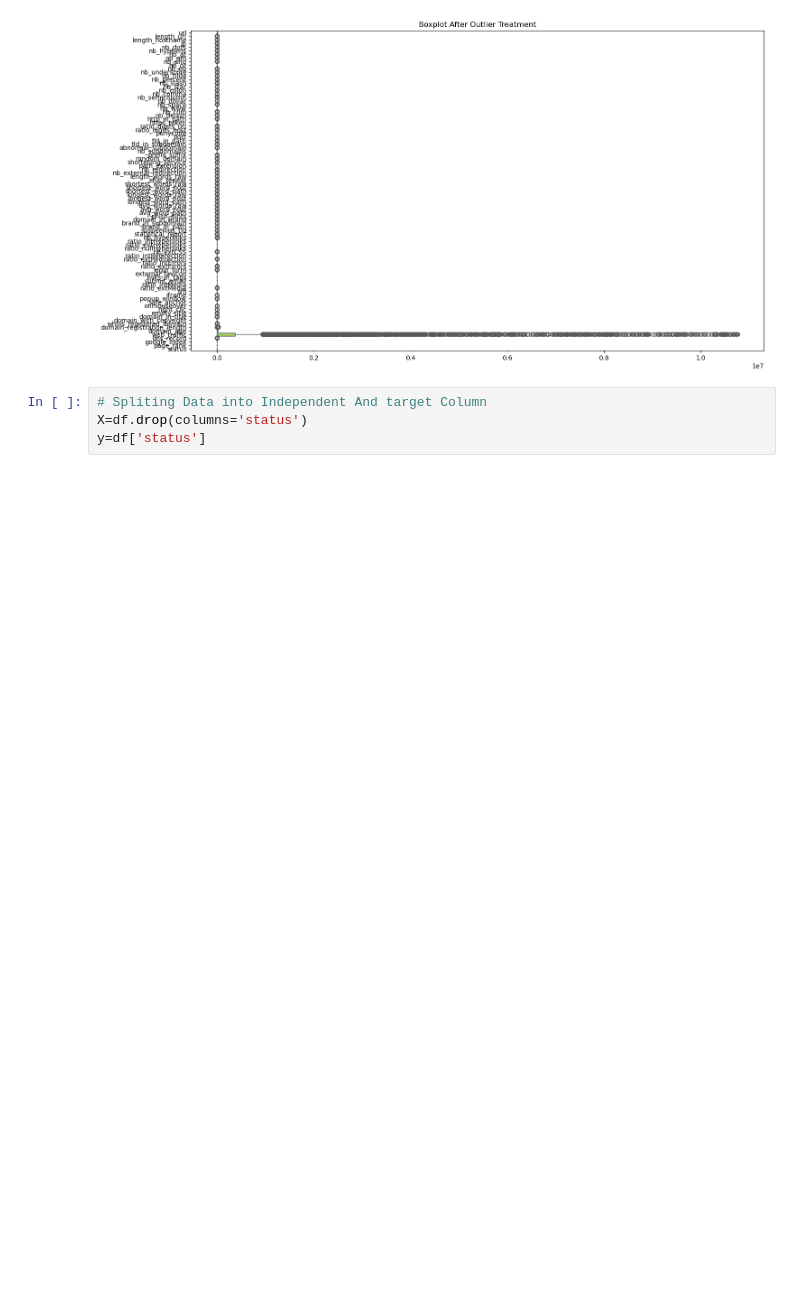
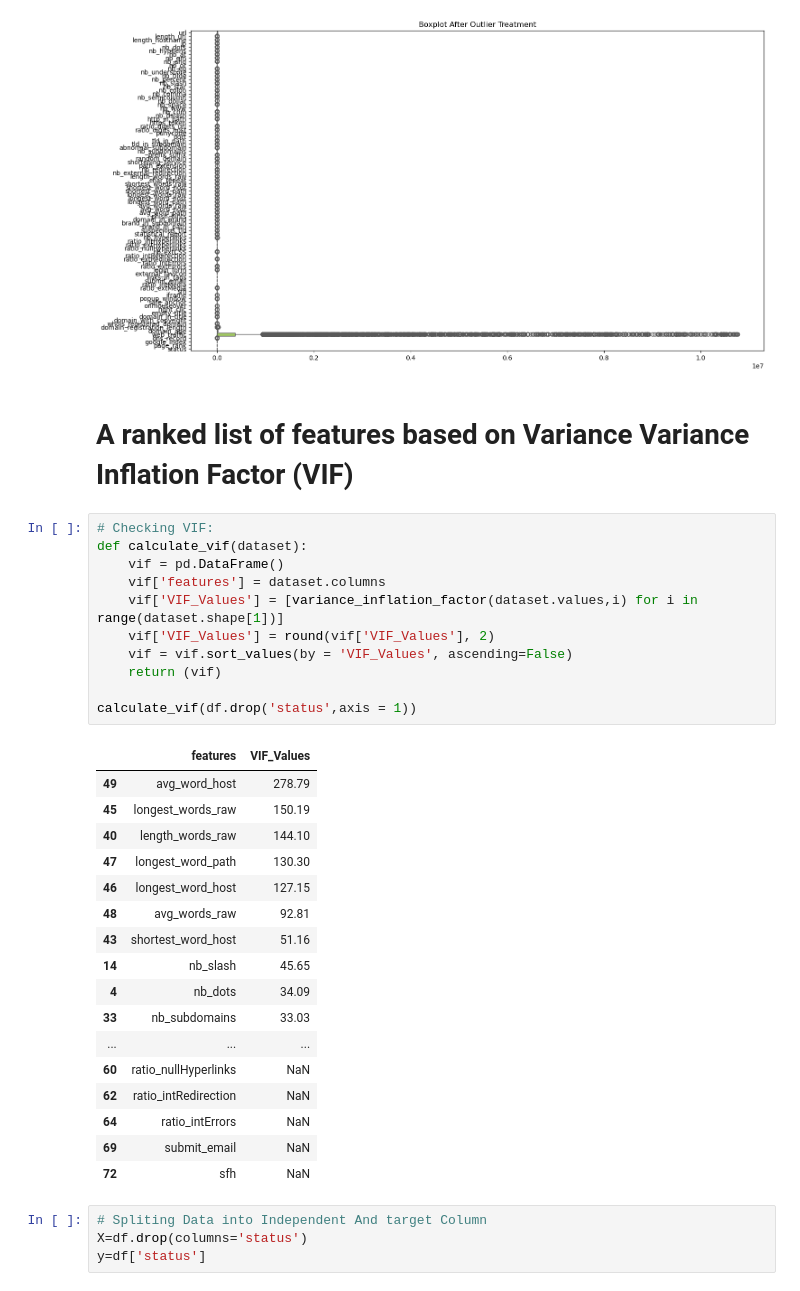
Before and after one commit to mukeshmagar543/CODEB_Internship, a Jupyter notebook: model1.ipynb, the cells around one changed output. Cells and saved outputs as stored; diff of their text form; blank space fills up the shorter version.

```diff
--- a/model1.ipynb
+++ b/model1.ipynb
@@ -299,6 +303,37 @@ plt.tight_layout()
 plt.show()
 # %% [output]
 [figure]
+# %% [markdown]
+# **A ranked list of features based on Variance Variance Inflation Factor (VIF)**
+# %%
+# Checking VIF:
+def calculate_vif(dataset):
+    vif = pd.DataFrame()
+    vif['features'] = dataset.columns
+    vif['VIF_Values'] = [variance_inflation_factor(dataset.values,i) for i in range(dataset.shape[1])]
+    vif['VIF_Values'] = round(vif['VIF_Values'], 2)
+    vif = vif.sort_values(by = 'VIF_Values', ascending=False)
+    return (vif)
+
+calculate_vif(df.drop('status',axis = 1))
+# %% [output]
+|  | features | VIF_Values |
+| 49 | avg_word_host | 278.79 |
+| 45 | longest_words_raw | 150.19 |
+| 40 | length_words_raw | 144.10 |
+| 47 | longest_word_path | 130.30 |
+| 46 | longest_word_host | 127.15 |
+| 48 | avg_words_raw | 92.81 |
+| 43 | shortest_word_host | 51.16 |
+| 14 | nb_slash | 45.65 |
+| 4 | nb_dots | 34.09 |
+| 33 | nb_subdomains | 33.03 |
+| ... | ... | ... |
+| 60 | ratio_nullHyperlinks | NaN |
+| 62 | ratio_intRedirection | NaN |
+| 64 | ratio_intErrors | NaN |
+| 69 | submit_email | NaN |
+| 72 | sfh | NaN |
 # %%
 # Spliting Data into Independent And target Column
 X=df.drop(columns='status')
```
Also changed, not shown: parts of 3 cells of this notebook, 1 other file.
